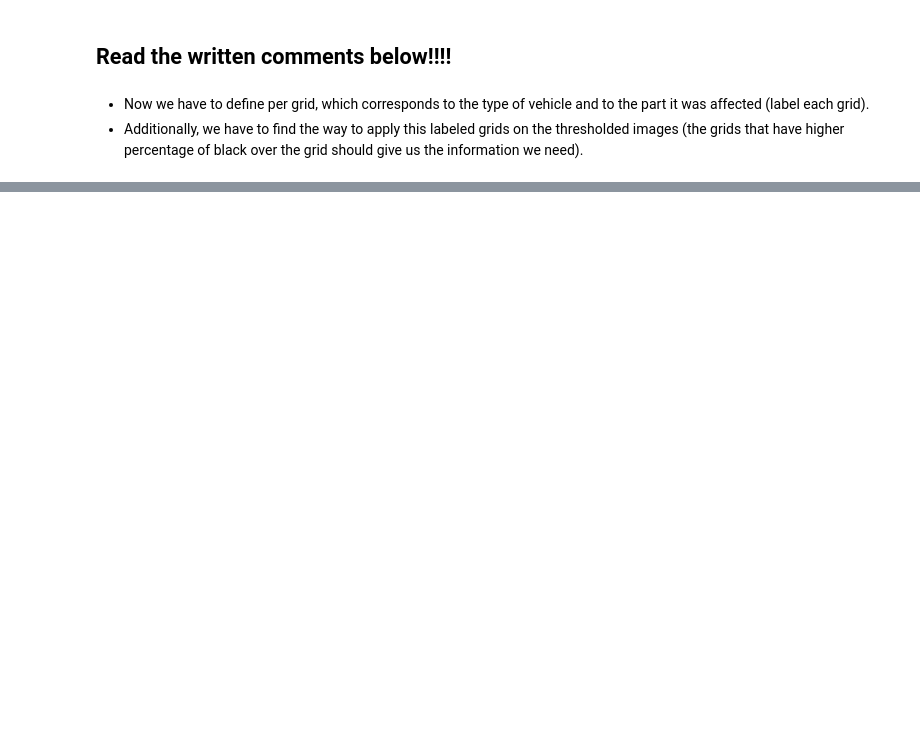
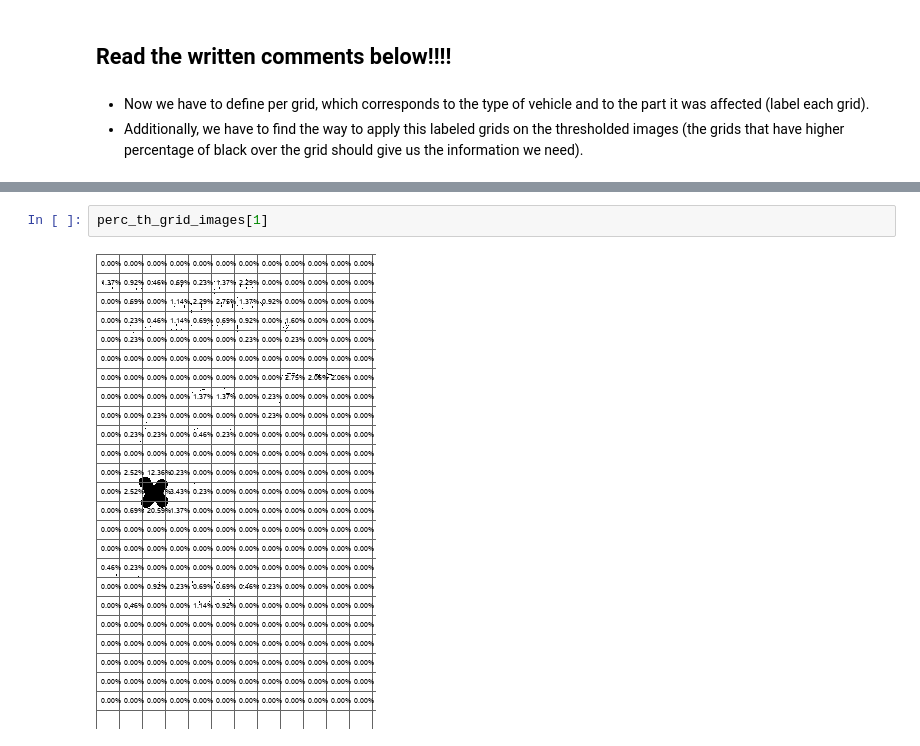
Before and after one commit to etoro2306/capstone_project, a Jupyter notebook: capstone_project_notebook.ipynb, the cells around one changed output, grey strips where cells are left out. Drawn from its saved outputs; the diff is of its cells as text; blank space fills up the shorter version.

```diff
--- a/capstone_project_notebook.ipynb
+++ b/capstone_project_notebook.ipynb
@@ -185,0 +281,4 @@ grid_images[1]
+# %%
+perc_th_grid_images[1]
+# %% [output]
+[figure, added]
```
Also changed, not shown: parts of 12 cells of this notebook.
